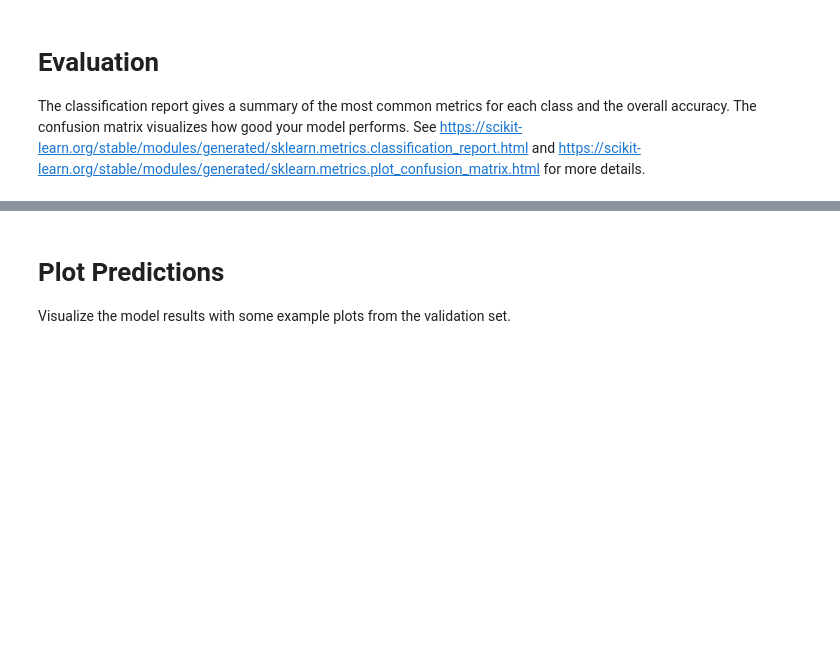
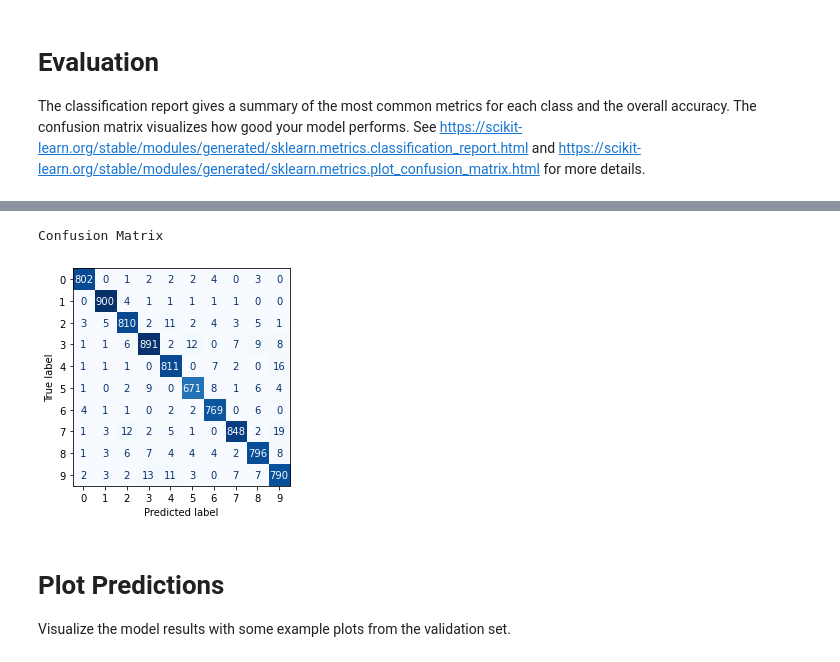
Before and after one commit to DKRZ-AIM/mardata-training, a Jupyter notebook: Tutorial_Part1/01_Random_Forest_Classification.ipynb, the cells around one changed output, grey strips where cells are left out. Drawn from its saved outputs; the diff is of its cells as text; code cells hidden in the pictures; blank space fills up the shorter version.

Commit message:
Revert "fixed confusion matrix plot"
This reverts commit 7ac9890fb4b66435c586e08247dd786d473bb117

```diff
--- a/Tutorial_Part1/01_Random_Forest_Classification.ipynb
+++ b/Tutorial_Part1/01_Random_Forest_Classification.ipynb
@@ -85,8 +121,12 @@ print(classification_report(y_valid, y_pred))
 # %%
 print ("Confusion Matrix")
 plot_confusion_matrix(rf, X_valid, y_valid,
-                      cmap=plt.cm.Blues,values_format="d")
+                      cmap=plt.cm.Blues,
+                      colorbar=False)
 plt.show()
+# %% [output]
+Confusion Matrix
+[figure, added]
 # %% [markdown]
 # Plot Predictions
 
```
Also changed, not shown: parts of 7 cells of this notebook.
